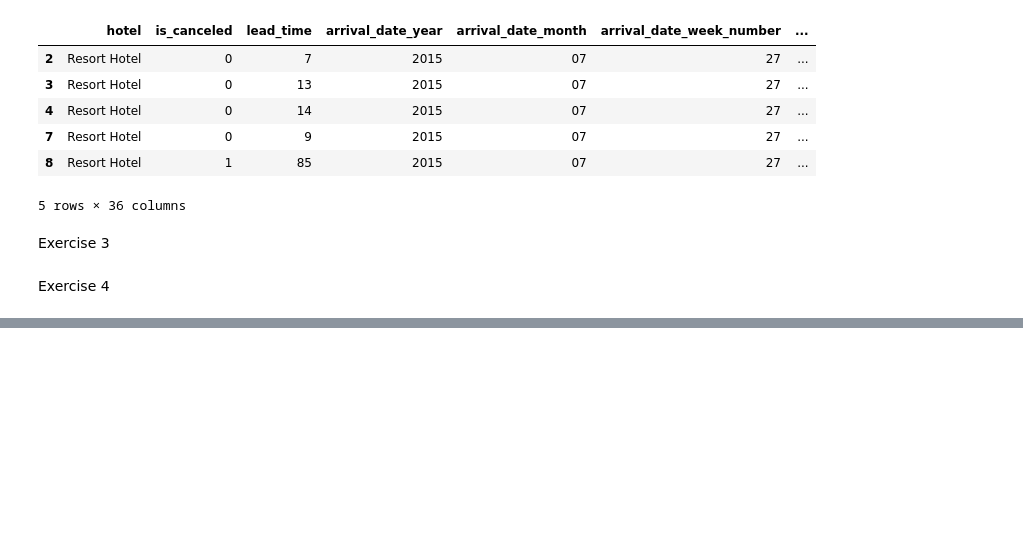
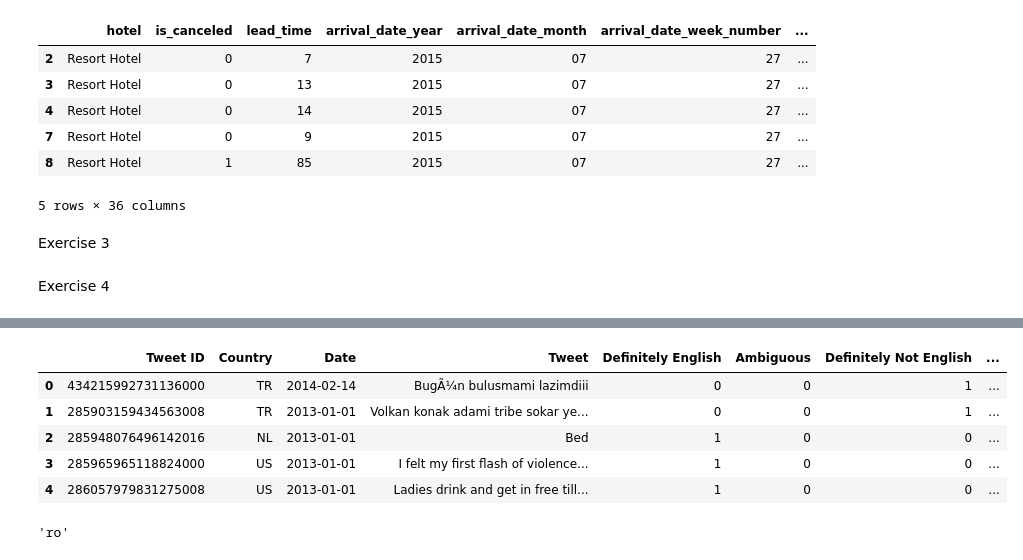
Before and after one commit to karina-regina/ds5_assignment_group2, a Jupyter notebook: Week4Assignment.ipynb, the cells around one changed output, grey strips where cells are left out. Cells and saved outputs as stored; diff of their text form; code cells hidden in the pictures; blank space fills up the shorter version.

```diff
--- a/Week4Assignment.ipynb
+++ b/Week4Assignment.ipynb
@@ -183,0 +204,17 @@ Exercise 4
+# %%
+from langdetect import detect
+
+df_tweets=pd.read_excel('tweets.xlsx')
+df_tweets.head(5)
+# %% [output]
+|  | Tweet ID | Country | Date | Tweet | Definitely English | Ambiguous | Definitely Not English | ... |
+| 0 | 434215992731136000 | TR | 2014-02-14 | BugÃ¼n bulusmami lazimdiii | 0 | 0 | 1 | ... |
+| 1 | 285903159434563008 | TR | 2013-01-01 | Volkan konak adami tribe sokar ye... | 0 | 0 | 1 | ... |
+| 2 | 285948076496142016 | NL | 2013-01-01 | Bed | 1 | 0 | 0 | ... |
+| 3 | 285965965118824000 | US | 2013-01-01 | I felt my first flash of violence... | 1 | 0 | 0 | ... |
+| 4 | 286057979831275008 | US | 2013-01-01 | Ladies drink and get in free till... | 1 | 0 | 0 | ... |
+# %%
+detect('viata e o ciorba si eu sunt o furculita')
+#i love this function
+# %% [output]
+'ro'
```
Also changed, not shown: parts of 1 cell of this notebook.
